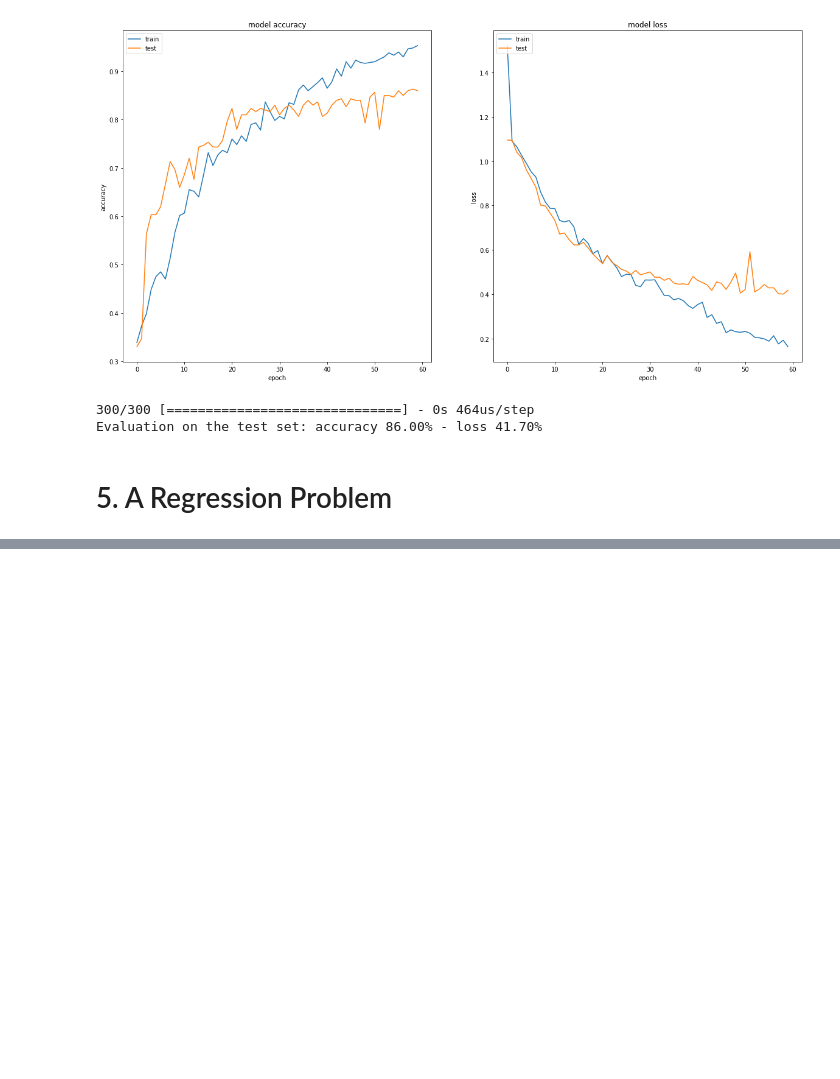
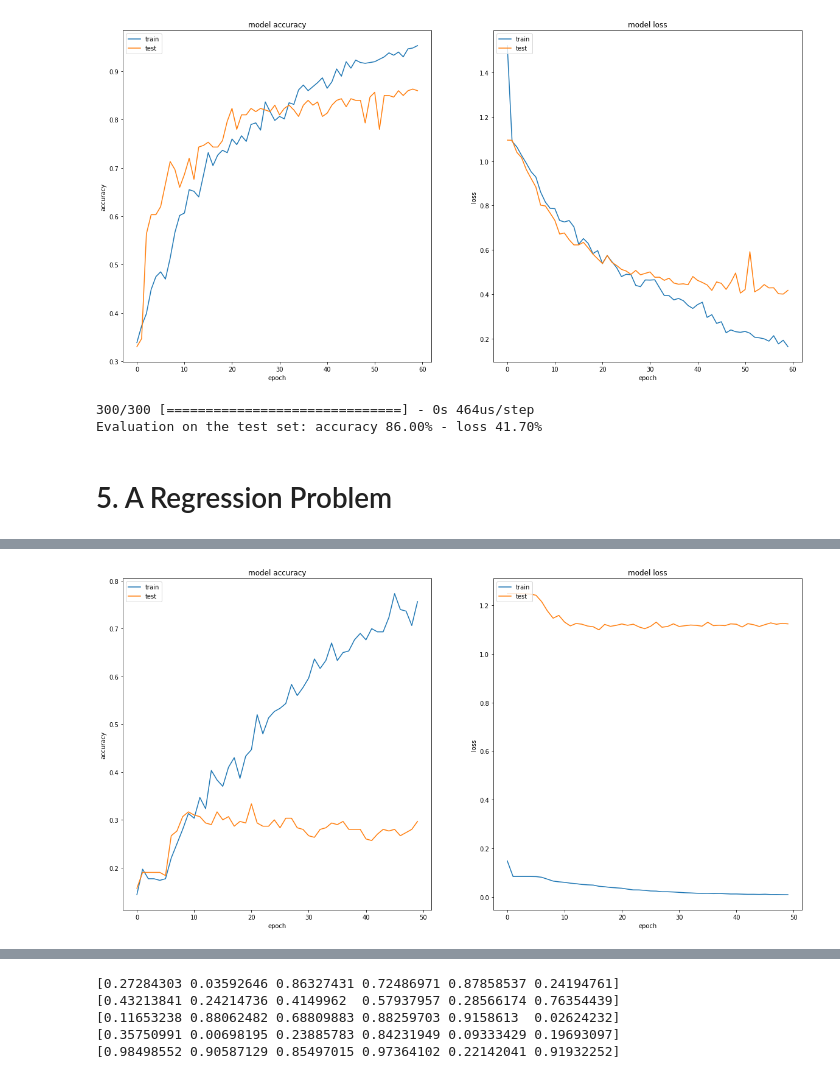
Before and after one commit to guhur/MVA_DeepLearning, a Jupyter notebook: deep-learning-mp1.ipynb, the cells around one changed output, grey strips where cells are left out. Drawn from its saved outputs; the diff is of its cells as text; code cells hidden in the pictures; blank space fills up the shorter version.

```diff
--- a/deep-learning-mp1.ipynb
+++ b/deep-learning-mp1.ipynb
@@ -252,0 +316,30 @@ TypeError: unsupported operand type(s) for -: 'Tensor' and 'Tensor'
+# %%
+number_filter_regression = 32
+filter_size = (5,5)
+pixel_window = (2,2)
+model_5 = Sequential()
+model_5.add(Conv2D(32, activation='relu', input_shape=(72,72,1), kernel_size=(5,5), padding="same"))
+model_5.add(MaxPooling2D(pool_size=(2,2), padding="same"))
+model_5.add(Dropout(0.5))
+model_5.add(Conv2D(32, (5,5), activation="relu", padding="same"))
+model_5.add(MaxPooling2D(pool_size=(2,2), padding="same"))
+model_5.add(Dropout(0.25))
+model_5.add(Flatten())
+model_5.add(Dense(256))
+model_5.add(Activation('relu'))
+#model_5.add(BatchNormalization())
+model_5.add(Dropout(0.25))
+#model_5.add(Dense(256, activation='relu'))
+#model_5.add(Dropout(0.25))
+#model_5.add(Dense(128, activation='relu'))
+#model_5.add(Dropout(0.25))
+model_5.add(Dense(6, activation='sigmoid'))
+
+model_5.compile(optimizer='adam', loss='mean_squared_error', metrics=['accuracy'])
+history = model_5.fit(X_train2d, Y_train, batch_size=32, epochs=50, shuffle=True,
+           validation_data=(X_test2d, Y_test_n), verbose=0)
+plot_history(history)
+evaluation = model_5.evaluate(X_test2d, Y_test_n)
+print(f"Evaluation on the test set: accuracy {evaluation[1]*100:.2f}% - loss {evaluation[0]*100:.2f}%")
+# %% [output]
+[figure, added]
@@ -252,0 +348,10 @@ TypeError: unsupported operand type(s) for -: 'Tensor' and 'Tensor'
+# %%
+for i in range(5):
+    print(Y_train[i])
+#print(Y_train_n[0])
+# %% [output]
+[0.27284303 0.03592646 0.86327431 0.72486971 0.87858537 0.24194761]
+[0.43213841 0.24214736 0.4149962  0.57937957 0.28566174 0.76354439]
+[0.11653238 0.88062482 0.68809883 0.88259703 0.9158613  0.02624232]
+[0.35750991 0.00698195 0.23885783 0.84231949 0.09333429 0.19693097]
+[0.98498552 0.90587129 0.85497015 0.97364102 0.22142041 0.91932252]
```
Also changed, not shown: parts of 11 cells of this notebook.
